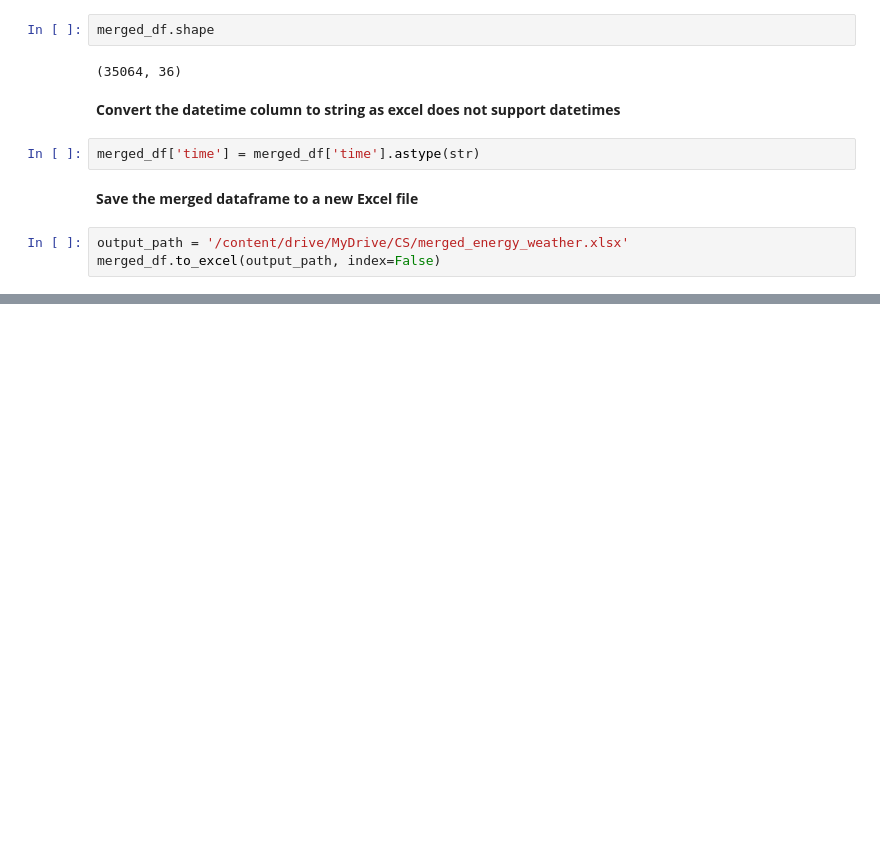
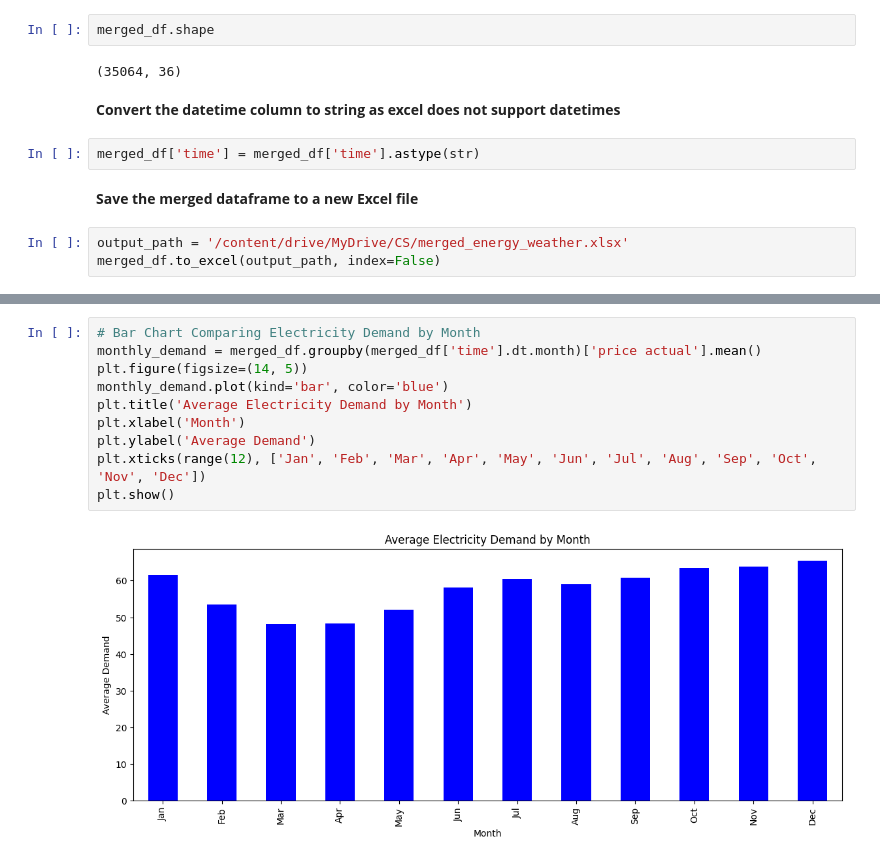
Before and after one commit to BrightonAnthony/Electricity-Demand-and-Price-Forecasting, a Jupyter notebook: Brighton/Electricity_Demand_Forecasting.ipynb, the cells around one changed output, grey strips where cells are left out. Cells and saved outputs as stored; diff of their text form; blank space fills up the shorter version.

```diff
--- a/Brighton/Electricity_Demand_Forecasting.ipynb
+++ b/Brighton/Electricity_Demand_Forecasting.ipynb
@@ -193,0 +343,12 @@ merged_df.to_excel(output_path, index=False)
+# %%
+# Bar Chart Comparing Electricity Demand by Month
+monthly_demand = merged_df.groupby(merged_df['time'].dt.month)['price actual'].mean()
+plt.figure(figsize=(14, 5))
+monthly_demand.plot(kind='bar', color='blue')
+plt.title('Average Electricity Demand by Month')
+plt.xlabel('Month')
+plt.ylabel('Average Demand')
+plt.xticks(range(12), ['Jan', 'Feb', 'Mar', 'Apr', 'May', 'Jun', 'Jul', 'Aug', 'Sep', 'Oct', 'Nov', 'Dec'])
+plt.show()
+# %% [output]
+[figure, added]
```
Also changed, not shown: parts of 27 cells of this notebook, 2 other files.
